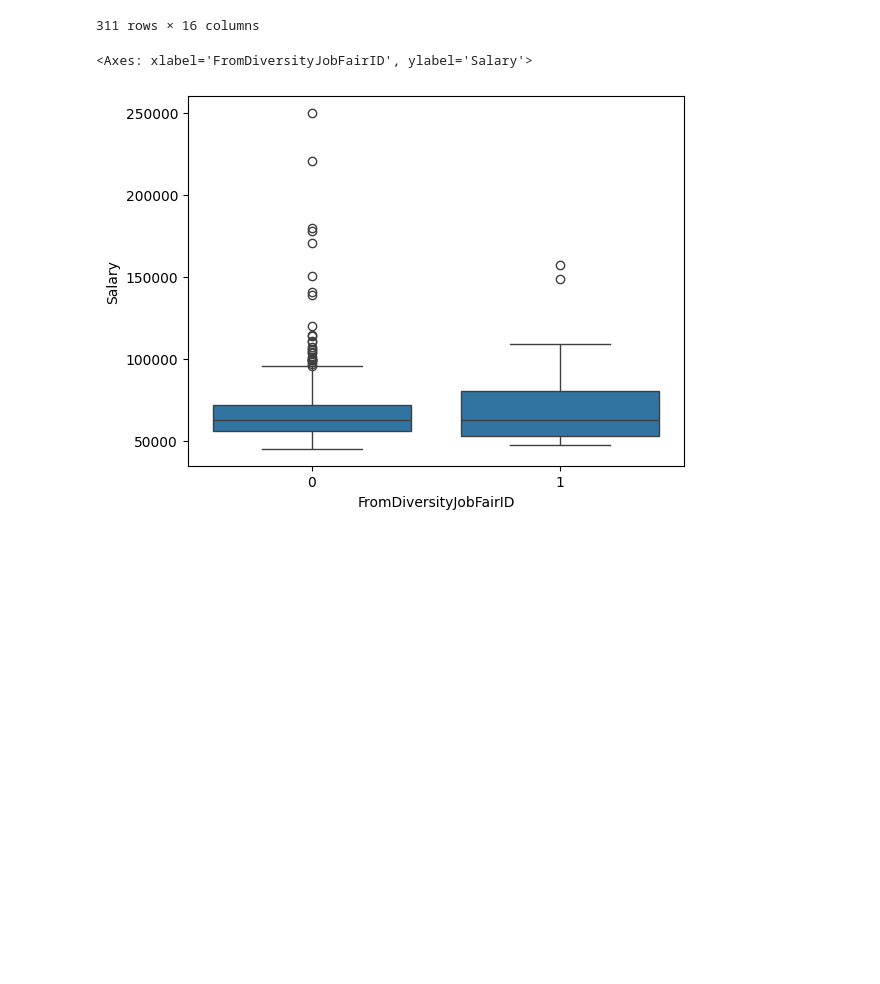
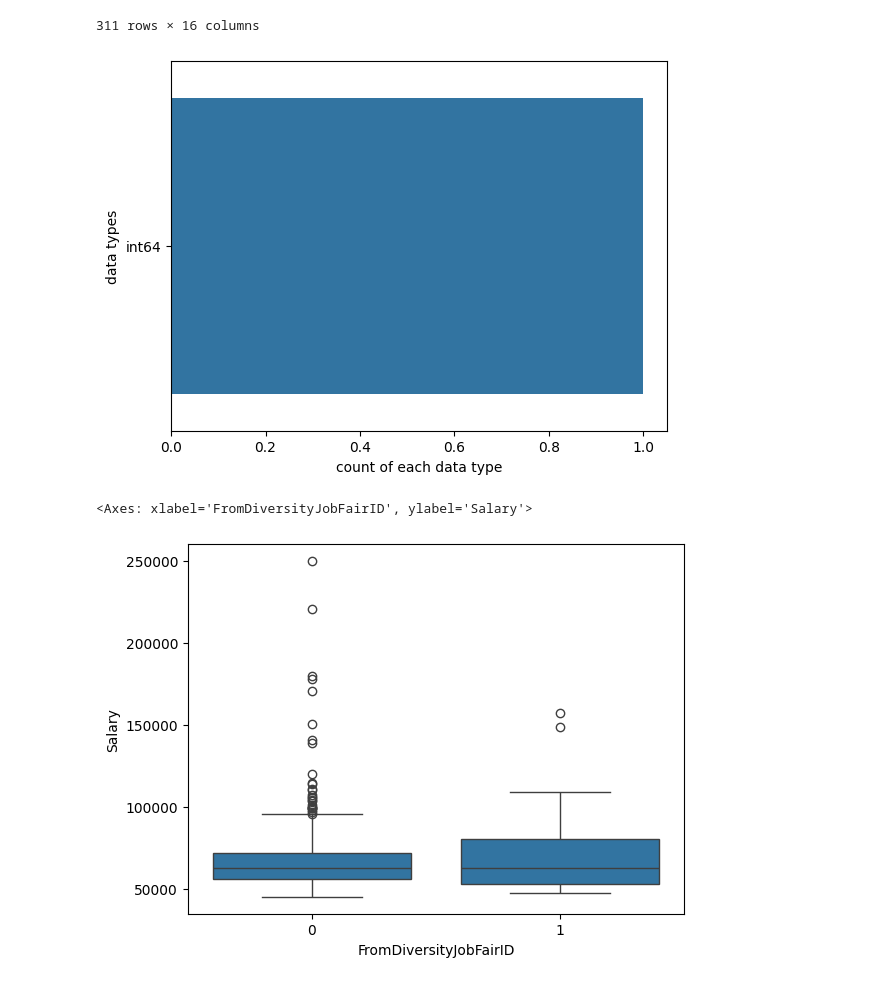
Before and after one commit to Asix27/data-analysis, a Jupyter notebook: Human.ipynb, the cells around one changed output. Saved outputs shown, nothing was run; the diff lists cells and outputs as text; code cells hidden in the pictures; blank space fills up the shorter version.

```diff
--- a/Human.ipynb
+++ b/Human.ipynb
@@ -103,6 +111,13 @@ X
 | 309 | 0 | 0 | 1 | 3 | 3 | 0 | 89292 | 0 | ... |
 | 310 | 0 | 4 | 1 | 5 | 3 | 0 | 45046 | 0 | ... |
 311 rows × 16 columns
+# %%
+sns.countplot(y=X.dtypes ,data=X)
+plt.xlabel("count of each data type")
+plt.ylabel("data types")
+plt.show()
+# %% [output]
+[figure, added]
 # %%
 sns.boxplot(x='FromDiversityJobFairID',y='Salary',data=X)
 # %% [output]
```
Also changed, not shown: parts of 5 cells of this notebook.
